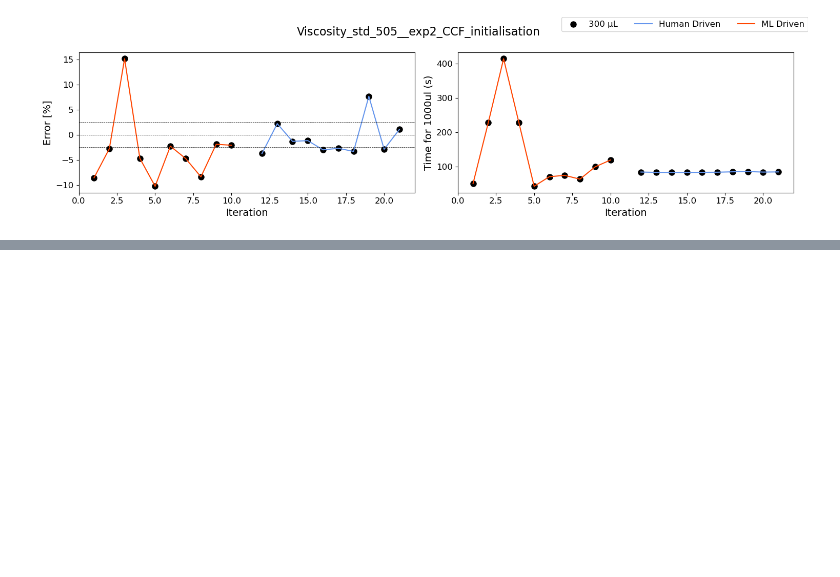
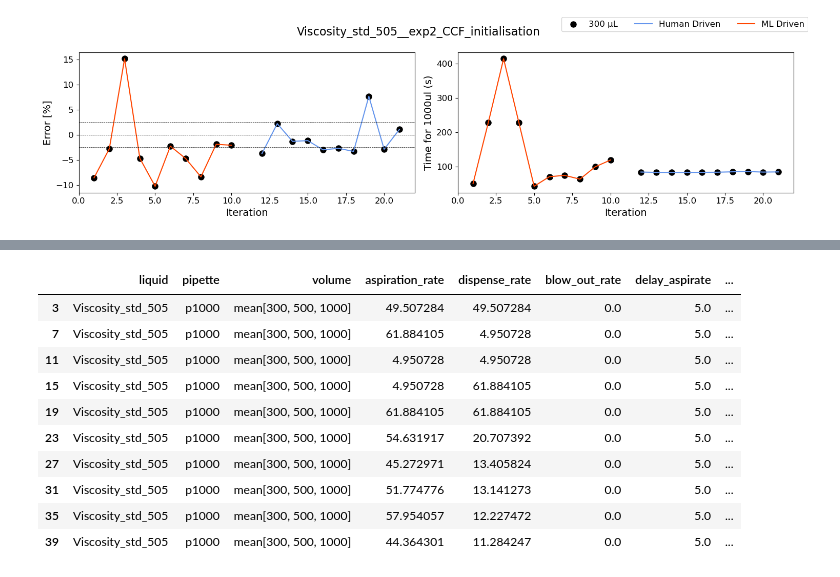
Before and after one commit to Quijanove/viscosity_liquid_transfer_Pablo, a Jupyter notebook: Opentrons_experiments/BOTorch_optimization/plot_presentation_Opentrons.ipynb, the cells around one changed output, grey strips where cells are left out. Saved outputs shown, nothing was run; the diff lists cells and outputs as text; code cells hidden in the pictures; blank space fills up the shorter version.

```diff
--- a/Opentrons_experiments/BOTorch_optimization/plot_presentation_Opentrons.ipynb
+++ b/Opentrons_experiments/BOTorch_optimization/plot_presentation_Opentrons.ipynb
@@ -346,3 +297,17 @@ plt.plot(t, "r--")
 plt.xlabel("Time")
 plt.suptitle("Superimposing both graphs in one")
 plt.show()
+# %%
+df_exp3_mean
+# %% [output]
+|  | liquid | pipette | volume | aspiration_rate | dispense_rate | blow_out_rate | delay_aspirate | ... |
+| 3 | Viscosity_std_505 | p1000 | mean[300, 500, 1000] | 49.507284 | 49.507284 | 0.0 | 5.0 | ... |
+| 7 | Viscosity_std_505 | p1000 | mean[300, 500, 1000] | 61.884105 | 4.950728 | 0.0 | 5.0 | ... |
+| 11 | Viscosity_std_505 | p1000 | mean[300, 500, 1000] | 4.950728 | 4.950728 | 0.0 | 5.0 | ... |
+| 15 | Viscosity_std_505 | p1000 | mean[300, 500, 1000] | 4.950728 | 61.884105 | 0.0 | 5.0 | ... |
+| 19 | Viscosity_std_505 | p1000 | mean[300, 500, 1000] | 61.884105 | 61.884105 | 0.0 | 5.0 | ... |
+| 23 | Viscosity_std_505 | p1000 | mean[300, 500, 1000] | 54.631917 | 20.707392 | 0.0 | 5.0 | ... |
+| 27 | Viscosity_std_505 | p1000 | mean[300, 500, 1000] | 45.272971 | 13.405824 | 0.0 | 5.0 | ... |
+| 31 | Viscosity_std_505 | p1000 | mean[300, 500, 1000] | 51.774776 | 13.141273 | 0.0 | 5.0 | ... |
+| 35 | Viscosity_std_505 | p1000 | mean[300, 500, 1000] | 57.954057 | 12.227472 | 0.0 | 5.0 | ... |
+| 39 | Viscosity_std_505 | p1000 | mean[300, 500, 1000] | 44.364301 | 11.284247 | 0.0 | 5.0 | ... |
```
Also changed, not shown: parts of 9 cells of this notebook.
